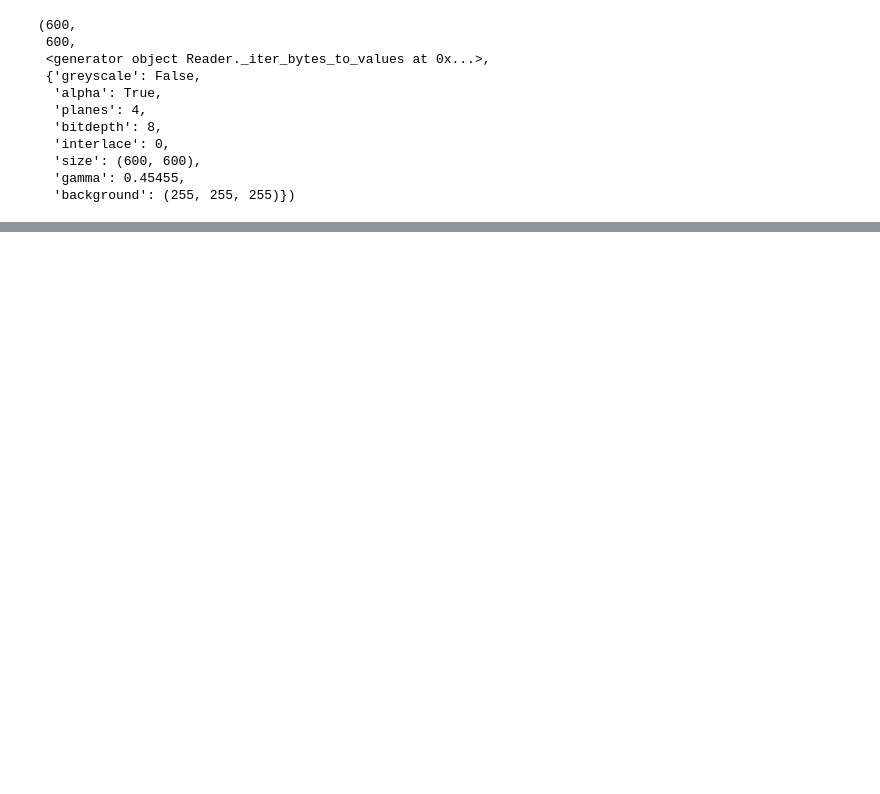
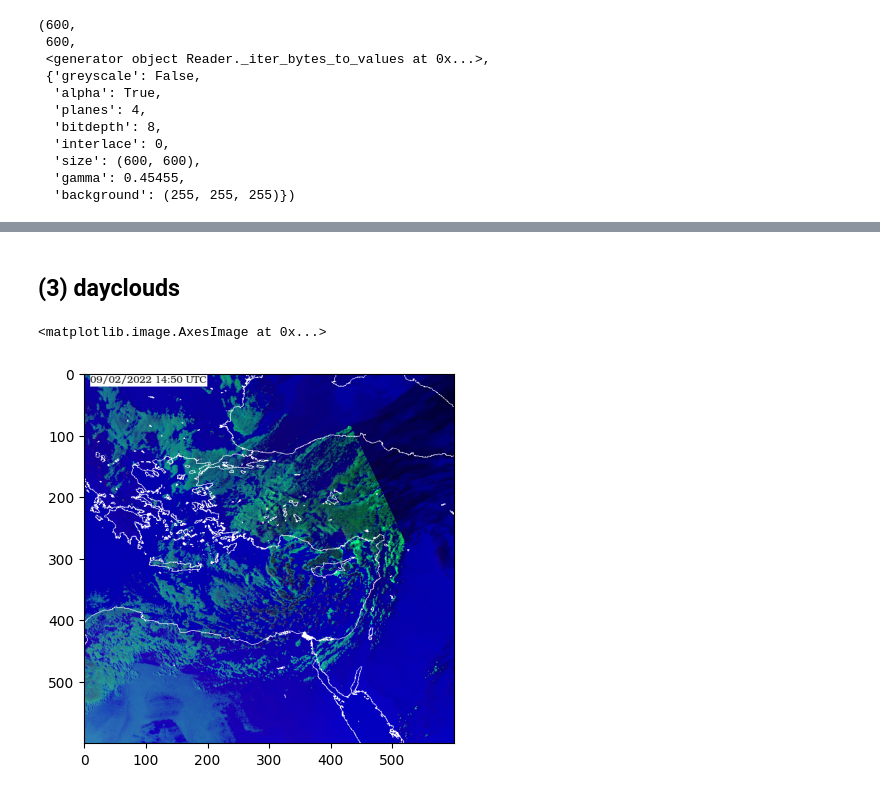
Before and after one commit to leahandofir/earthformer-inference-experiments, a Jupyter notebook: working_with_h5_files.ipynb, the cells around one changed output, grey strips where cells are left out. Drawn from its saved outputs; the diff is of its cells as text; code cells hidden in the pictures; blank space fills up the shorter version.

```diff
--- a/working_with_h5_files.ipynb
+++ b/working_with_h5_files.ipynb
@@ -97,0 +129,11 @@ greyscale_img.read()
+# %% [markdown]
+## (3) dayclouds
+# %%
+dayclouds_img = png.Reader(file=open("/content/earthformer-inference-experiments/google_colab_experiments/harel_image_types_examples/dayclouds.png", "rb"))
+dayclouds_pixels = dayclouds_img.read()[2]
+dayclouds_np_array_of_rgb = np.array([list(row) for row in dayclouds_pixels])
+dayclouds_np_array_of_rgb = dayclouds_np_array_of_rgb.reshape(600,600,4)
+plt.imshow(dayclouds_np_array_of_rgb)
+# %% [output]
+<matplotlib.image.AxesImage at 0x...>
+[figure, added]
```
Also changed, not shown: parts of 10 cells of this notebook.
